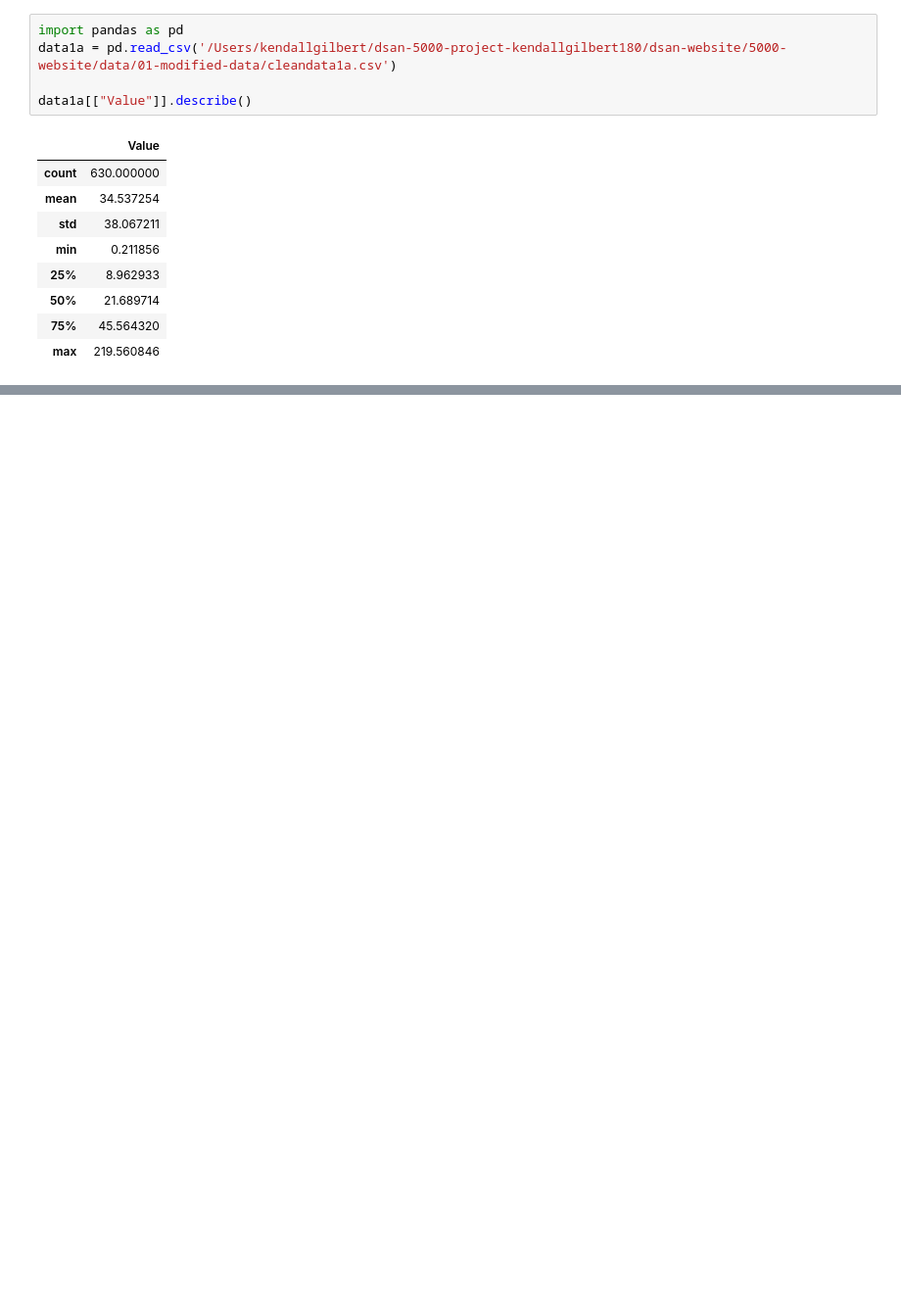
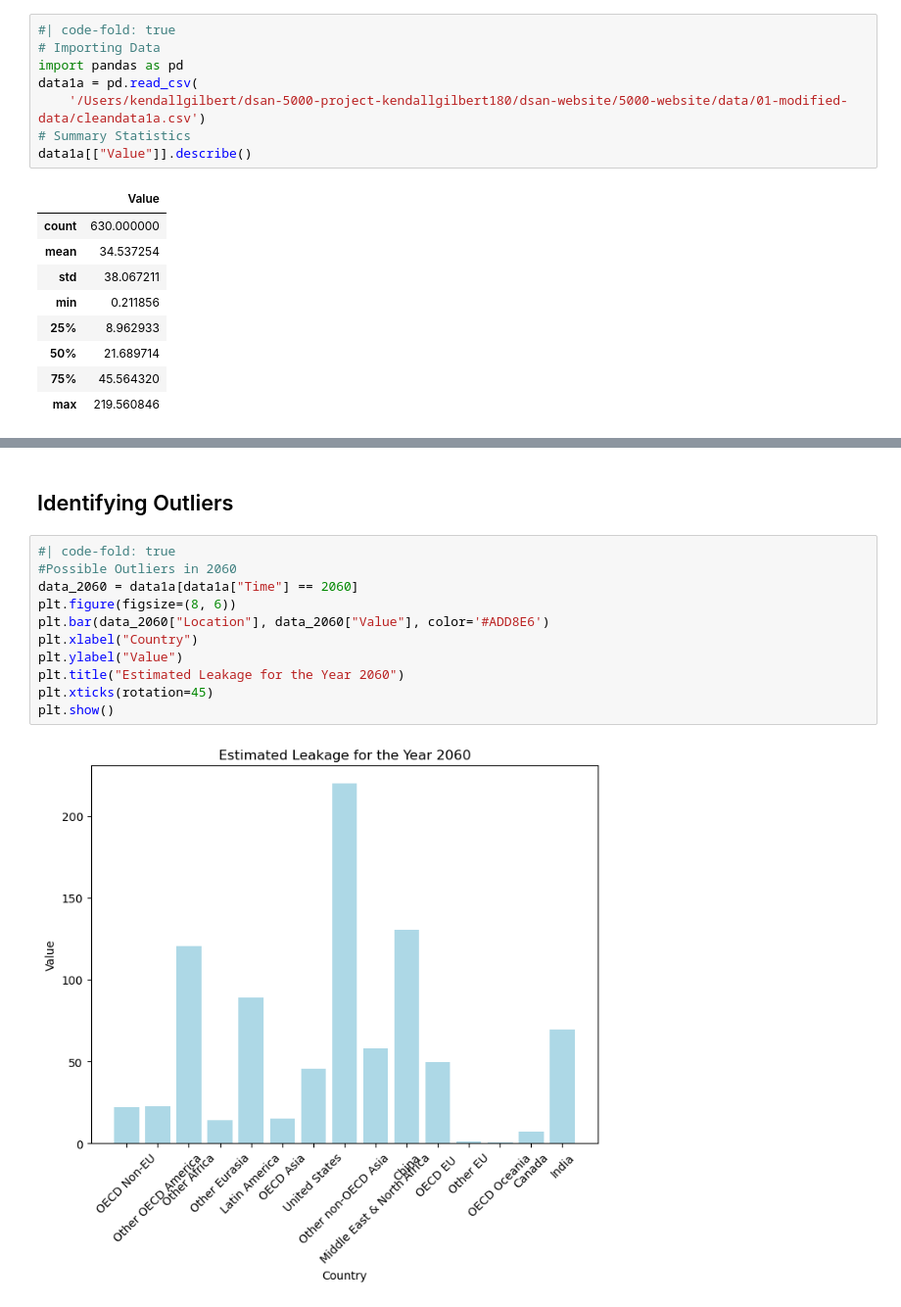
Before and after one commit to anly501/dsan-5000-project-kendallgilbert180, a Jupyter notebook: dsan-website/5000-website/codes/03-data-exploration/eda_1a.ipynb, the cells around one changed output, grey strips where cells are left out. Shown at 98% size. Cells and saved outputs as stored; diff of their text form; blank space fills up the shorter version.

```diff
--- a/dsan-website/5000-website/codes/03-data-exploration/eda_1a.ipynb
+++ b/dsan-website/5000-website/codes/03-data-exploration/eda_1a.ipynb
@@ -1,7 +13,10 @@
 # %%
+#| code-fold: true
+# Importing Data
 import pandas as pd
-data1a = pd.read_csv('/Users/kendallgilbert/dsan-5000-project-kendallgilbert180/dsan-website/5000-website/data/01-modified-data/cleandata1a.csv')
-
+data1a = pd.read_csv(
+    '/Users/kendallgilbert/dsan-5000-project-kendallgilbert180/dsan-website/5000-website/data/01-modified-data/cleandata1a.csv')
+# Summary Statistics
 data1a[["Value"]].describe()
 # %% [output]
 |  | Value |
@@ -140,0 +144,15 @@ len(outliers)
+# %% [markdown]
+## Identifying Outliers
+# %%
+#| code-fold: true
+#Possible Outliers in 2060
+data_2060 = data1a[data1a["Time"] == 2060]
+plt.figure(figsize=(8, 6))
+plt.bar(data_2060["Location"], data_2060["Value"], color='#ADD8E6')
+plt.xlabel("Country")
+plt.ylabel("Value")
+plt.title("Estimated Leakage for the Year 2060")
+plt.xticks(rotation=45)
+plt.show()
+# %% [output]
+[figure, added]
```
Also changed, not shown: parts of 15 cells of this notebook, 40 other files.
